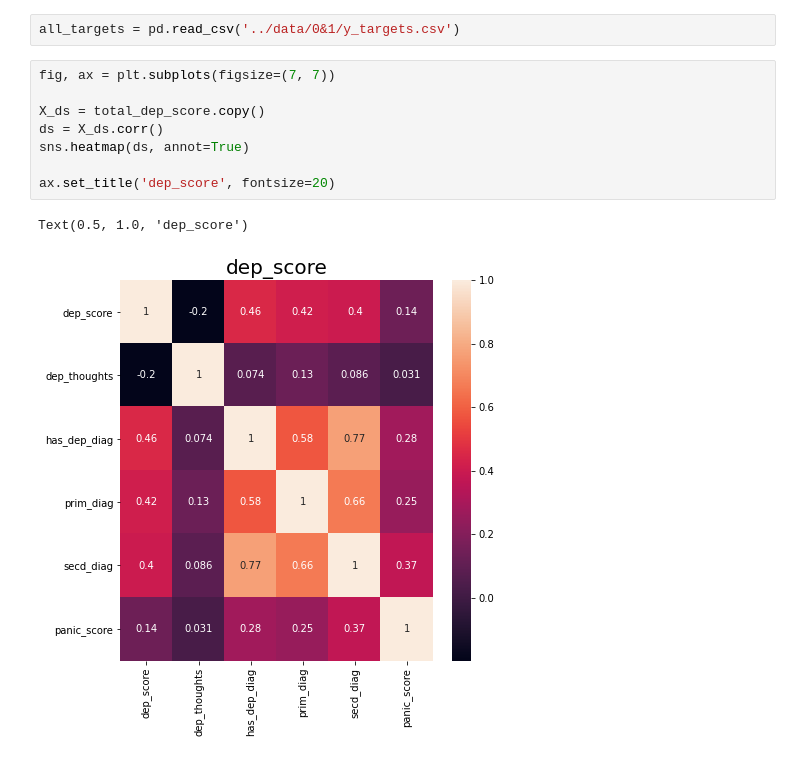
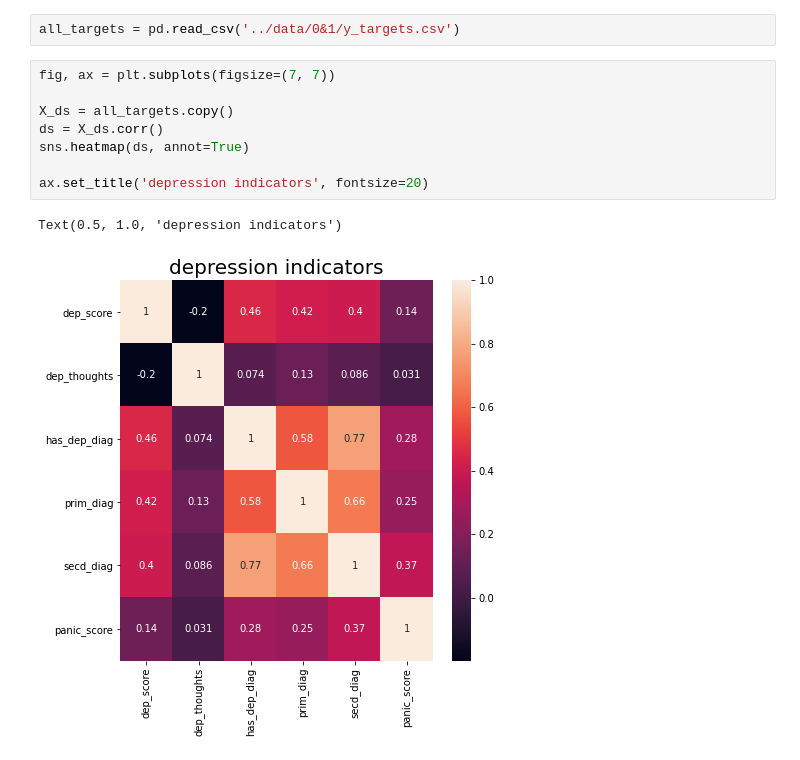
Before and after one commit to tomstark99/COMS30050, a Jupyter notebook: coursework/binary_classification/cor_y_targets.ipynb, the cells around one changed output. Cells and saved outputs as stored; diff of their text form.

```diff
--- a/coursework/binary_classification/cor_y_targets.ipynb
+++ b/coursework/binary_classification/cor_y_targets.ipynb
@@ -8,11 +8,11 @@ all_targets = pd.read_csv('../data/0&1/y_targets.csv')
 # %%
 fig, ax = plt.subplots(figsize=(7, 7))
 
-X_ds = total_dep_score.copy()
+X_ds = all_targets.copy()
 ds = X_ds.corr()
 sns.heatmap(ds, annot=True)
 
-ax.set_title('dep_score', fontsize=20)
+ax.set_title('depression indicators', fontsize=20)
 # %% [output]
-Text(0.5, 1.0, 'dep_score')
+Text(0.5, 1.0, 'depression indicators')
-[figure, old version]
+[figure, new version]
```
Also changed, not shown: 9 other files.
